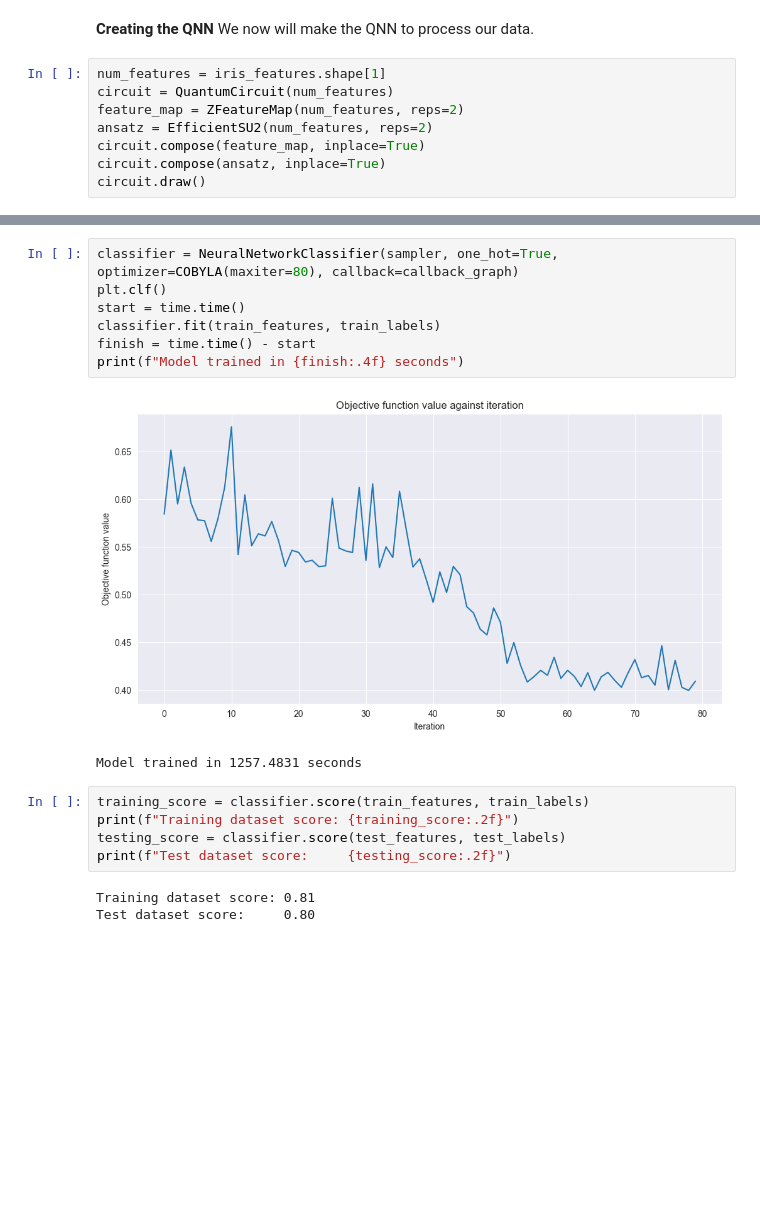
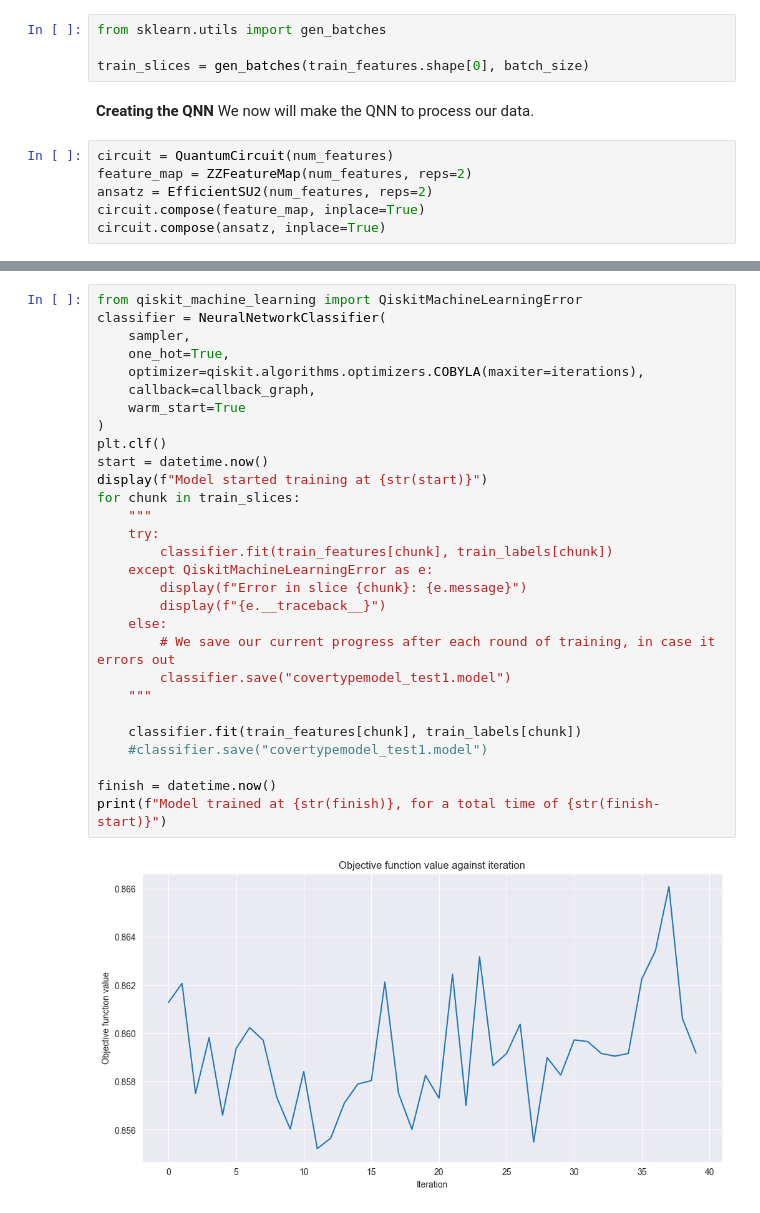
Before and after one commit to Capstone-I/Capstone-I, a Jupyter notebook: Lynch-Work/QuantumNeuralNetwork/QNN.ipynb, the cells around one changed output, grey strips where cells are left out. Cells and saved outputs as stored; diff of their text form; blank space fills up the shorter version.

```diff
--- a/Lynch-Work/QuantumNeuralNetwork/QNN.ipynb
+++ b/Lynch-Work/QuantumNeuralNetwork/QNN.ipynb
@@ -56,11 +139,13 @@ display(train_features.shape, train_labels.shape, test_features.shape, test_labe
+# %%
+from sklearn.utils import gen_batches
+
+train_slices = gen_batches(train_features.shape[0], batch_size)
 # %% [markdown]
 **Creating the QNN**
 We now will make the QNN to process our data.
 # %%
-num_features = iris_features.shape[1]
 circuit = QuantumCircuit(num_features)
-feature_map = ZFeatureMap(num_features, reps=2)
+feature_map = ZZFeatureMap(num_features, reps=2)
 ansatz = EfficientSU2(num_features, reps=2)
 circuit.compose(feature_map, inplace=True)
 circuit.compose(ansatz, inplace=True)
-circuit.draw()
@@ -122,20 +193,33 @@ def callback_graph(weights, obj_func_eval):
 # %% [output]
 <Figure size 1200x600 with 0 Axes>
-# %%
-classifier = NeuralNetworkClassifier(sampler, one_hot=True, optimizer=COBYLA(maxiter=80), callback=callback_graph)
-plt.clf()
-start = time.time()
-classifier.fit(train_features, train_labels)
-finish = time.time() - start
-print(f"Model trained in {finish:.4f} seconds")
-# %% [output]
-[figure, removed]
-Model trained in 1257.4831 seconds
-# %%
-training_score = classifier.score(train_features, train_labels)
-print(f"Training dataset score: {training_score:.2f}")
-testing_score = classifier.score(test_features, test_labels)
-print(f"Test dataset score:     {testing_score:.2f}")
-# %% [output]
-Training dataset score: 0.81
-Test dataset score:     0.80
+# %%
+from qiskit_machine_learning import QiskitMachineLearningError
+classifier = NeuralNetworkClassifier(
+	sampler,
+	one_hot=True,
+	optimizer=qiskit.algorithms.optimizers.COBYLA(maxiter=iterations),
+	callback=callback_graph,
+	warm_start=True
+)
+plt.clf()
+start = datetime.now()
+display(f"Model started training at {str(start)}")
+for chunk in train_slices:
+	"""
+	try:
+		classifier.fit(train_features[chunk], train_labels[chunk])
+	except QiskitMachineLearningError as e:
+		display(f"Error in slice {chunk}: {e.message}")
+		display(f"{e.__traceback__}")
+	else:
+		# We save our current progress after each round of training, in case it errors out
+		classifier.save("covertypemodel_test1.model")
+	"""
+
+	classifier.fit(train_features[chunk], train_labels[chunk])
+	#classifier.save("covertypemodel_test1.model")
+
+finish = datetime.now()
+print(f"Model trained at {str(finish)}, for a total time of {str(finish-start)}")
+# %% [output]
+[figure, added]
```
Also changed, not shown: parts of 15 cells of this notebook.
